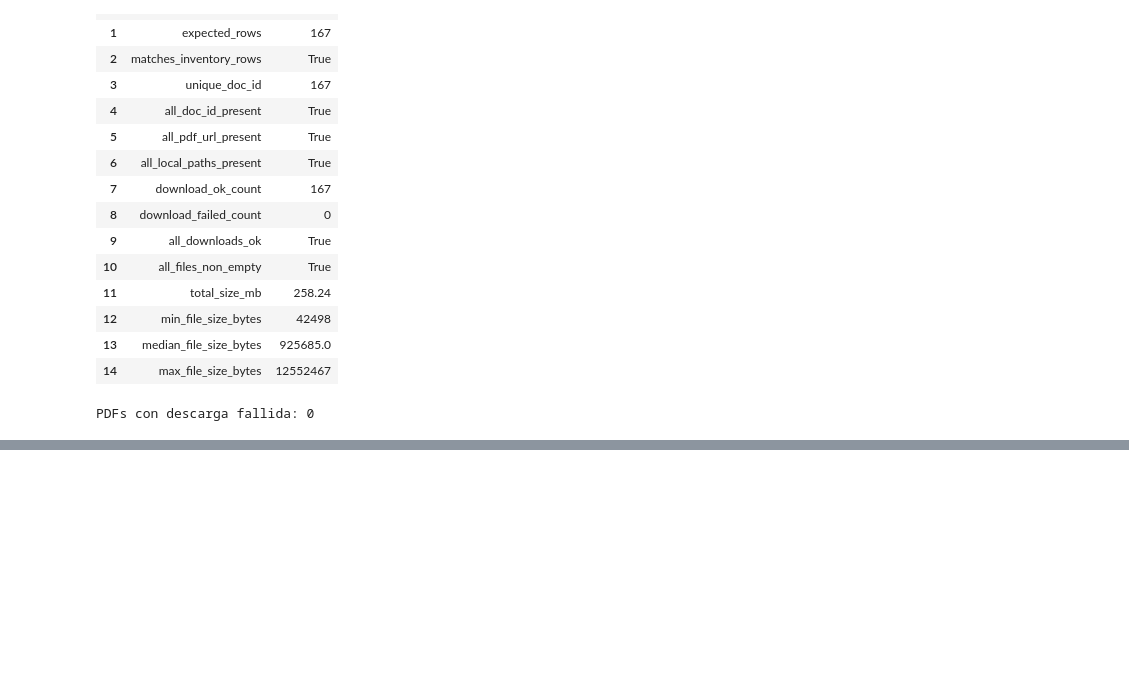
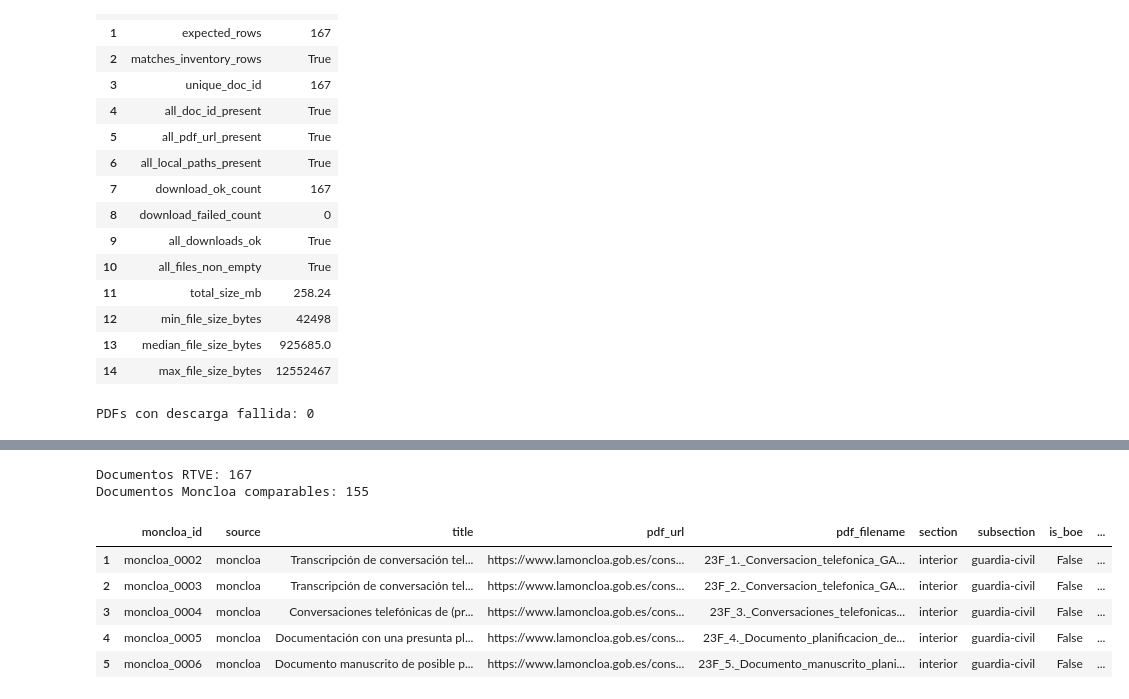
Before and after one commit to dieegordg/Proyecto-Machine-Learning-UNAV---Bayesianos-de-los-Ca-dos, a Jupyter notebook: notebooks/01_data_sources_and_dataset.ipynb, the cells around one changed output, grey strips where cells are left out. Saved outputs shown, nothing was run; the diff lists cells and outputs as text; code cells hidden in the pictures; blank space fills up the shorter version.

```diff
--- a/notebooks/01_data_sources_and_dataset.ipynb
+++ b/notebooks/01_data_sources_and_dataset.ipynb
@@ -3356,0 +3779,36 @@ El siguiente paso será revisar La Moncloa como fuente institucional de contrast
+# %%
+# ------------------------------------------------------------
+# 11.1. Preparación de inventarios para comparación
+# ------------------------------------------------------------
+
+# Moncloa: solo documentos comparables, excluyendo BOE.
+df_moncloa_compare = df_inventory_moncloa[
+    df_inventory_moncloa["include_in_comparison"]
+].copy()
+
+# RTVE: inventario ya construido.
+df_rtve_compare = df_inventory_rtve.copy()
+
+# Extraer nombre de PDF RTVE desde pdf_url.
+df_rtve_compare["pdf_filename"] = df_rtve_compare["pdf_url"].apply(extract_filename_from_url)
+
+# Campos normalizados.
+df_moncloa_compare["title_norm"] = df_moncloa_compare["title"].apply(normalize_text_for_matching)
+df_moncloa_compare["pdf_filename_norm"] = df_moncloa_compare["pdf_filename"].apply(normalize_text_for_matching)
+
+df_rtve_compare["title_norm"] = df_rtve_compare["title"].apply(normalize_text_for_matching)
+df_rtve_compare["pdf_filename_norm"] = df_rtve_compare["pdf_filename"].apply(normalize_text_for_matching)
+
+print(f"Documentos RTVE: {len(df_rtve_compare)}")
+print(f"Documentos Moncloa comparables: {len(df_moncloa_compare)}")
+
+df_moncloa_compare.head()
+# %% [output]
+Documentos RTVE: 167
+Documentos Moncloa comparables: 155
+|  | moncloa_id | source | title | pdf_url | pdf_filename | section | subsection | is_boe | ... |
+| 1 | moncloa_0002 | moncloa | Transcripción de conversación tel... | https://www.lamoncloa.gob.es/cons... | 23F_1._Conversacion_telefonica_GA... | interior | guardia-civil | False | ... |
+| 2 | moncloa_0003 | moncloa | Transcripción de conversación tel... | https://www.lamoncloa.gob.es/cons... | 23F_2._Conversacion_telefonica_GA... | interior | guardia-civil | False | ... |
+| 3 | moncloa_0004 | moncloa | Conversaciones telefónicas de (pr... | https://www.lamoncloa.gob.es/cons... | 23F_3._Conversaciones_telefonicas... | interior | guardia-civil | False | ... |
+| 4 | moncloa_0005 | moncloa | Documentación con una presunta pl... | https://www.lamoncloa.gob.es/cons... | 23F_4._Documento_planificacion_de... | interior | guardia-civil | False | ... |
+| 5 | moncloa_0006 | moncloa | Documento manuscrito de posible p... | https://www.lamoncloa.gob.es/cons... | 23F_5._Documento_manuscrito_plani... | interior | guardia-civil | False | ... |
```
Also changed, not shown: parts of 33 cells of this notebook, 4 other files.
